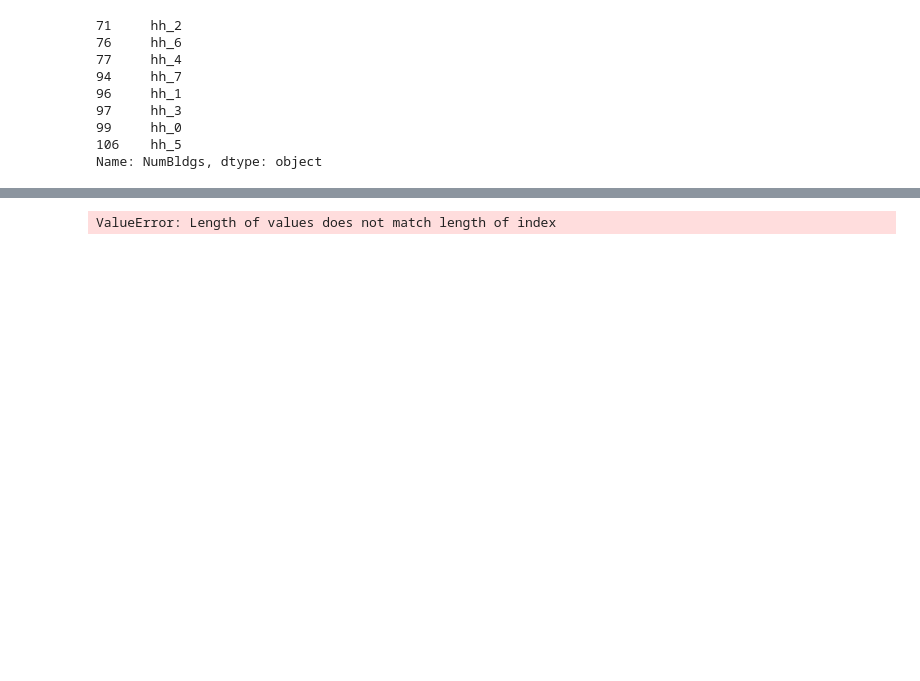
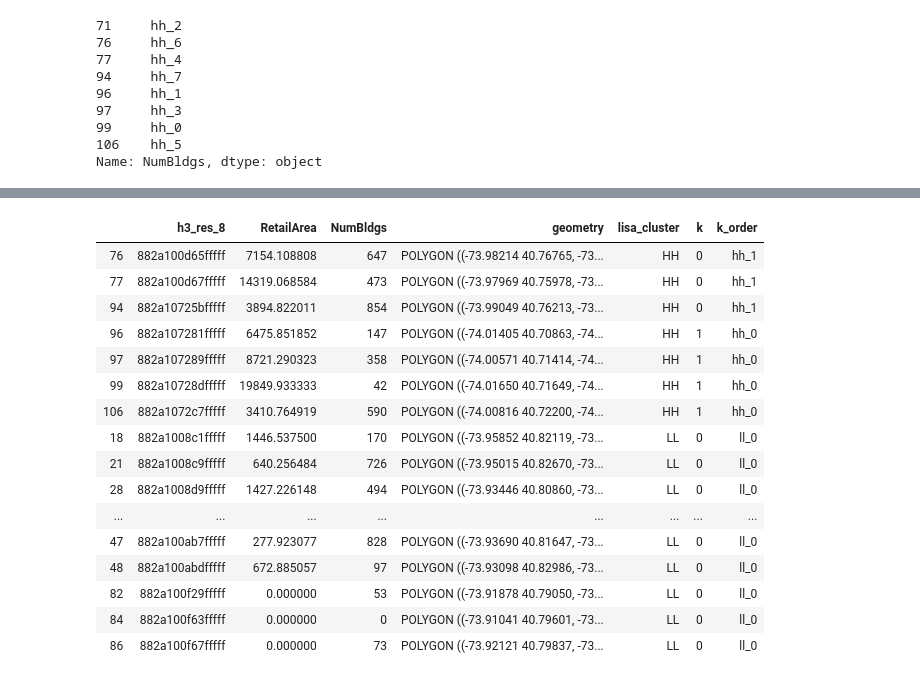
Before and after one commit to UDST/udtk, a Jupyter notebook: notebooks/clustering.2.ipynb, the cells around one changed output, grey strips where cells are left out. Cells and saved outputs as stored; diff of their text form; code cells hidden in the pictures; blank space fills up the shorter version.

Commit message:
# dbscan
new k order criteria

```diff
--- a/notebooks/clustering.2.ipynb
+++ b/notebooks/clustering.2.ipynb
@@ -128,0 +167,3 @@ Name: NumBldgs, dtype: object
+# %%
+k_order = hh_outlier_free.reindex(columns=['k'] + list(aggregation_dict.keys())) \
+          .groupby('k').agg(aggregation_dict).reset_index().sort_values(by='NumBldgs', ascending=True)
@@ -128,0 +176,2 @@ Name: NumBldgs, dtype: object
+# %%
+hh_label = [i for i in k_order.k]
@@ -128,0 +182,2 @@ Name: NumBldgs, dtype: object
+# %%
+hh_order = ['hh_'+str(i) for i in range(len(k_order['k']))]
@@ -129,5 +202,5 @@ Name: NumBldgs, dtype: object
 # %%
-def get_dbscan(gdf, indicator,distance, nbours):
+def get_dbscan(gdf, indicator, aggregation_dict, distance, nbours):
     '''
     This function returns the DBSCAN computed cluster label for high-high & low-low
     quadrants.
@@ -147,26 +220,50 @@ def get_dbscan(gdf, indicator,distance, nbours):
     hh_coord = list(hh.centroid.map(lambda g: [g.x, g.y]))
     clustering_hh = DBSCAN(eps=eps_val, min_samples=nbours).fit(hh_coord)
     hh['k'] = clustering_hh.labels_
-    hh_values = hh[indicator].sort_values(ascending=True)
-    hh_order = ['hh_'+str(i) for i in range(len(hh_values))]
-    hh['k_order'] = hh[indicator].map(dict(zip(hh_values,hh_order)))
+    hh = hh.loc[hh.k >= 0, :]
+    k_order_hh = hh.reindex(columns=['k'] + list(aggregation_dict.keys())) \
+              .groupby('k').agg(aggregation_dict).reset_index().sort_values(by=indicator, ascending=True)
+    hh_label = [i for i in k_order_hh.k]
+    hh_order = ['hh_'+str(i) for i in range(len(k_order_hh['k']))]
+    hh['k_order'] = hh['k'].map(dict(zip(hh_label, hh_order)))
+
 
     # low-low
     ll = gdf.copy().loc[(gdf['lisa_cluster'] == 'LL')]
-    ll_coord = list(hh.centroid.map(lambda g: [g.x, g.y]))
+    ll_coord = list(ll.centroid.map(lambda g: [g.x, g.y]))
     clustering_ll = DBSCAN(eps=eps_val, min_samples=nbours).fit(ll_coord)
     ll['k'] = clustering_ll.labels_
-    ll_values = ll[indicator].sort_values(ascending=True)
-    ll_order = ['ll_'+str(i) for i in range(len(ll_values))]
-    ll['k_order'] = ll[indicator].map(dict(zip(ll_values,ll_order)))
+    ll = ll.loc[ll.k >= 0, :]
+    k_order_ll = ll.reindex(columns=['k'] + list(aggregation_dict.keys())) \
+                 .groupby('k').agg(aggregation_dict).reset_index().sort_values(by=indicator, ascending=True)
+    ll_label = [i for i in k_order_ll.k]
+    ll_order = ['ll_'+str(i) for i in range(len(k_order_ll['k']))]
+    ll['k_order'] = ll['k'].map(dict(zip(ll_label, ll_order)))
+
 
     quadrants = hh.append(ll)
 
     return quadrants
 # %%
-get_dbscan(gdf,'NumBldgs',100,3)
+get_dbscan(gdf, 'NumBldgs', aggregation_dict, 100, 3)
 # %% [output]
-ValueError: Length of values does not match length of index
+|  | h3_res_8 | RetailArea | NumBldgs | geometry | lisa_cluster | k | k_order |
+| 76 | 882a100d65fffff | 7154.108808 | 647 | POLYGON ((-73.98214 40.76765, -73... | HH | 0 | hh_1 |
+| 77 | 882a100d67fffff | 14319.068584 | 473 | POLYGON ((-73.97969 40.75978, -73... | HH | 0 | hh_1 |
+| 94 | 882a10725bfffff | 3894.822011 | 854 | POLYGON ((-73.99049 40.76213, -73... | HH | 0 | hh_1 |
+| 96 | 882a107281fffff | 6475.851852 | 147 | POLYGON ((-74.01405 40.70863, -74... | HH | 1 | hh_0 |
+| 97 | 882a107289fffff | 8721.290323 | 358 | POLYGON ((-74.00571 40.71414, -74... | HH | 1 | hh_0 |
+| 99 | 882a10728dfffff | 19849.933333 | 42 | POLYGON ((-74.01650 40.71649, -74... | HH | 1 | hh_0 |
+| 106 | 882a1072c7fffff | 3410.764919 | 590 | POLYGON ((-74.00816 40.72200, -74... | HH | 1 | hh_0 |
+| 18 | 882a1008c1fffff | 1446.537500 | 170 | POLYGON ((-73.95852 40.82119, -73... | LL | 0 | ll_0 |
+| 21 | 882a1008c9fffff | 640.256484 | 726 | POLYGON ((-73.95015 40.82670, -73... | LL | 0 | ll_0 |
+| 28 | 882a1008d9fffff | 1427.226148 | 494 | POLYGON ((-73.93446 40.80860, -73... | LL | 0 | ll_0 |
+| ... | ... | ... | ... | ... | ... | ... | ... |
+| 47 | 882a100ab7fffff | 277.923077 | 828 | POLYGON ((-73.93690 40.81647, -73... | LL | 0 | ll_0 |
+| 48 | 882a100abdfffff | 672.885057 | 97 | POLYGON ((-73.93098 40.82986, -73... | LL | 0 | ll_0 |
+| 82 | 882a100f29fffff | 0.000000 | 53 | POLYGON ((-73.91878 40.79050, -73... | LL | 0 | ll_0 |
+| 84 | 882a100f63fffff | 0.000000 | 0 | POLYGON ((-73.91041 40.79601, -73... | LL | 0 | ll_0 |
+| 86 | 882a100f67fffff | 0.000000 | 73 | POLYGON ((-73.92121 40.79837, -73... | LL | 0 | ll_0 |
 # %%
 #from udtk.clustering import get_dbscan
 # %%
```
Also changed, not shown: parts of 9 cells of this notebook, 1 other file.
